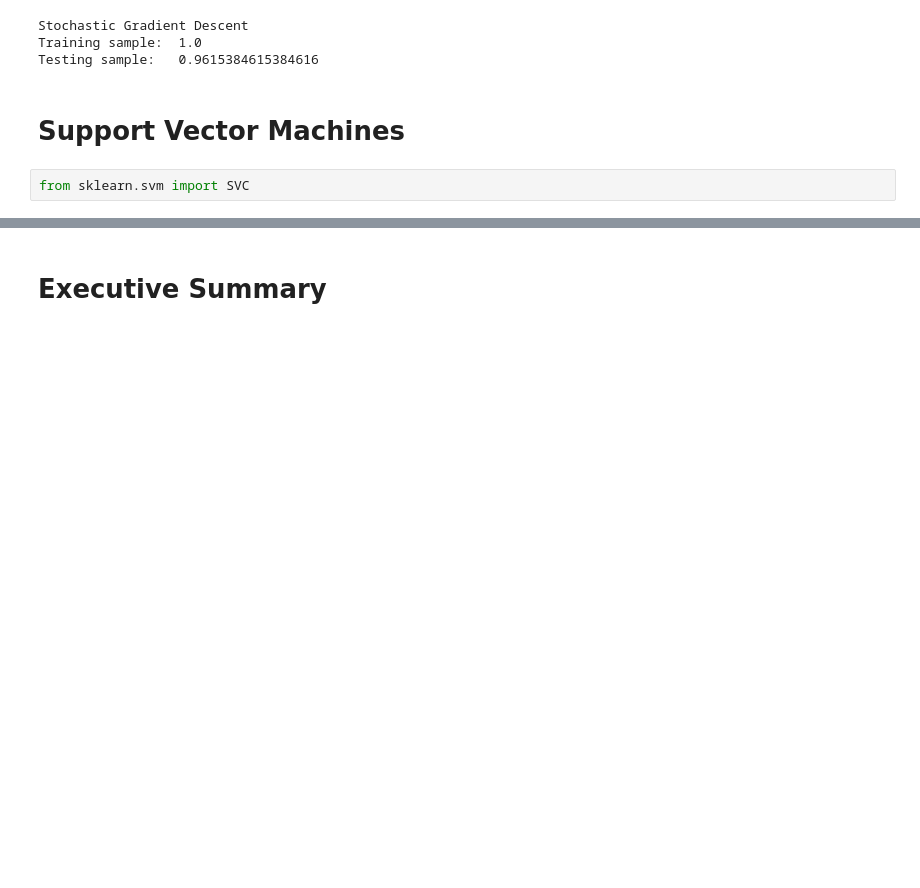
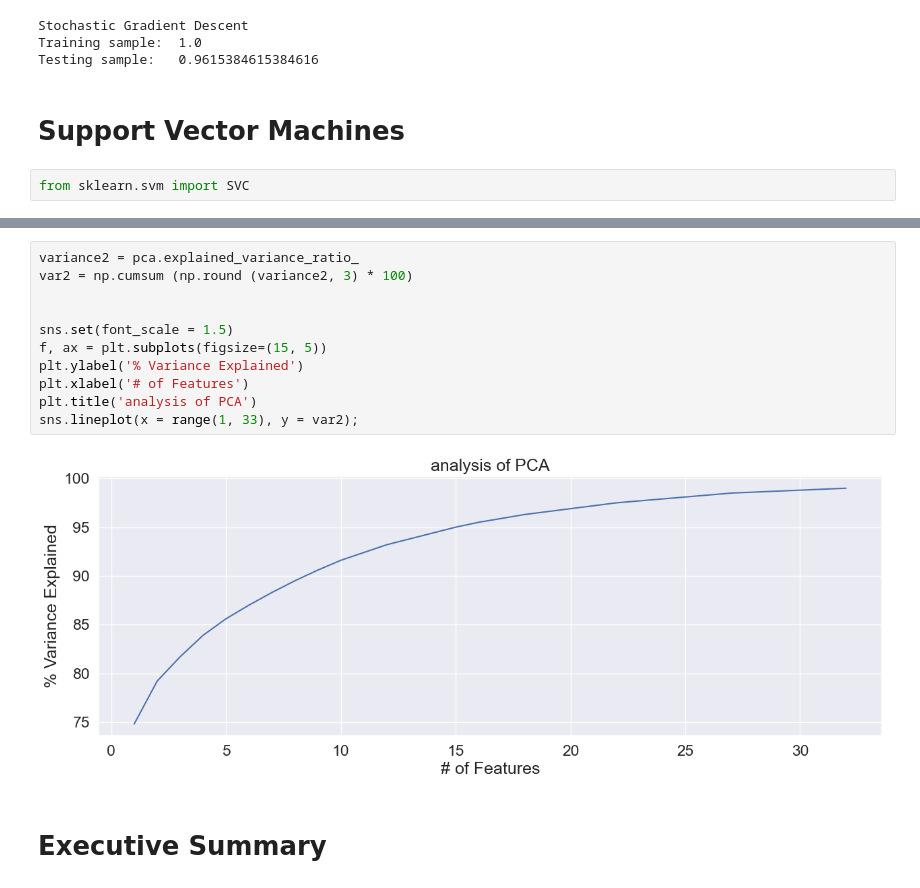
Before and after one commit to ccvale/Divorce-Datatset-Analysis, a Jupyter notebook: divorces.ipynb, the cells around one changed output, grey strips where cells are left out. Drawn from its saved outputs; the diff is of its cells as text; blank space fills up the shorter version.

```diff
--- a/divorces.ipynb
+++ b/divorces.ipynb
@@ -298,2 +362,15 @@ from sklearn.svm import SVC
+# %%
+variance2 = pca.explained_variance_ratio_
+var2 = np.cumsum (np.round (variance2, 3) * 100)
+
+
+sns.set(font_scale = 1.5)
+f, ax = plt.subplots(figsize=(15, 5))
+plt.ylabel('% Variance Explained')
+plt.xlabel('# of Features')
+plt.title('analysis of PCA')
+sns.lineplot(x = range(1, 33), y = var2);
+# %% [output]
+[figure, added]
 # %% [markdown]
 # Executive Summary
```
Also changed, not shown: parts of 12 cells of this notebook.
